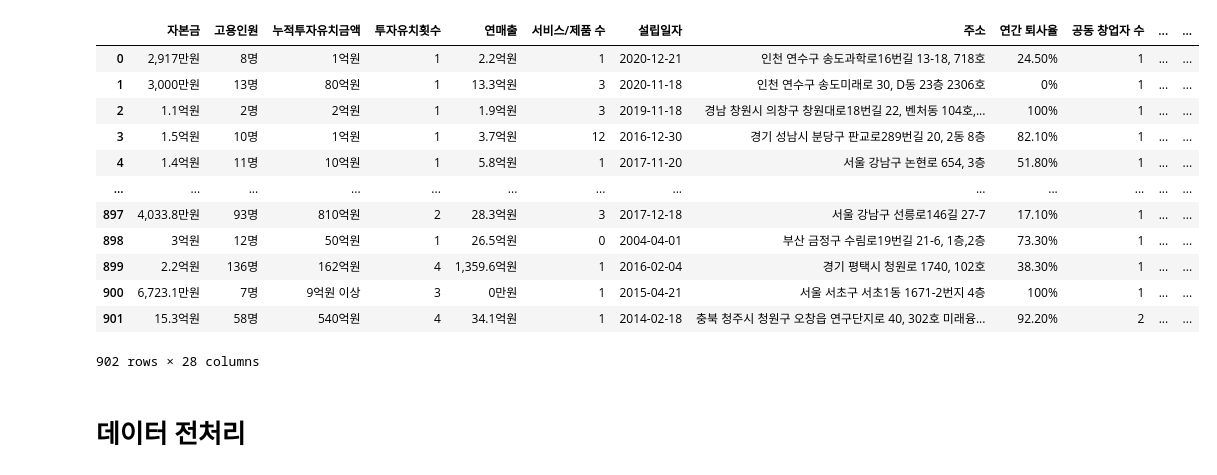
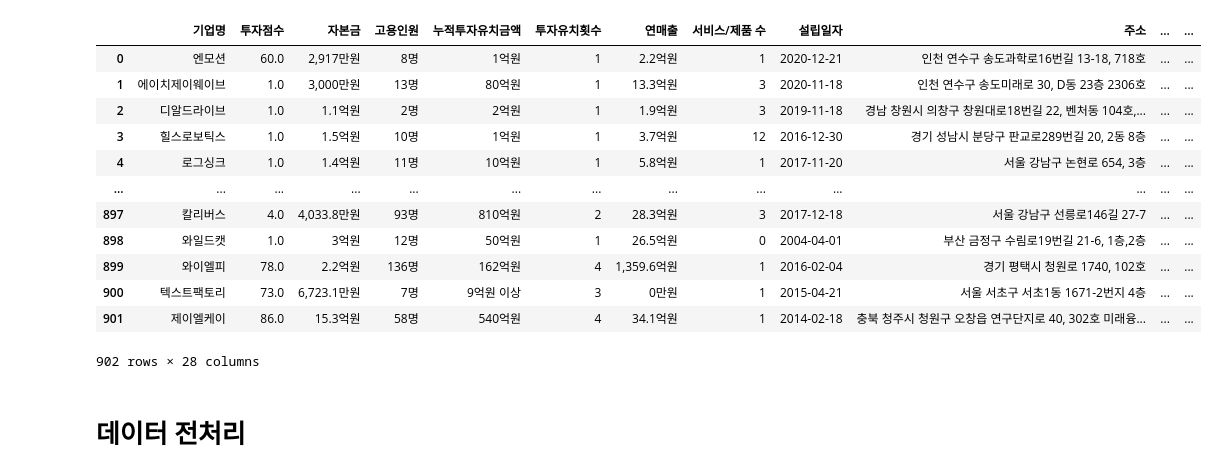
Before and after one commit to pwsgoooo/ML_predictProfit, a Jupyter notebook: dataTransform_strToNum.ipynb, the cells around one changed output. Saved outputs shown, nothing was run; the diff lists cells and outputs as text; code cells hidden in the pictures.

```diff
--- a/dataTransform_strToNum.ipynb
+++ b/dataTransform_strToNum.ipynb
@@ -3,20 +3,3 @@ import numpy as np
 import pandas as pd
 import seaborn as sns
 import matplotlib.pyplot as plt
-# %%
-df = pd.read_csv("end_all_data_0815.csv",encoding="cp949")
-df
-# %% [output]
-|  | 자본금 | 고용인원 | 누적투자유치금액 | 투자유치횟수 | 연매출 | 서비스/제품 수 | 설립일자 | 주소 | 연간 퇴사율 | 공동 창업자 수 | ... | ... |
-| 0 | 2,917만원 | 8명 | 1억원 | 1 | 2.2억원 | 1 | 2020-12-21 | 인천 연수구 송도과학로16번길 13-18, 718호 | 24.50% | 1 | ... | ... |
-| 1 | 3,000만원 | 13명 | 80억원 | 1 | 13.3억원 | 3 | 2020-11-18 | 인천 연수구 송도미래로 30, D동 23층 2306호 | 0% | 1 | ... | ... |
-| 2 | 1.1억원 | 2명 | 2억원 | 1 | 1.9억원 | 3 | 2019-11-18 | 경남 창원시 의창구 창원대로18번길 22, 벤처동 104호,... | 100% | 1 | ... | ... |
-| 3 | 1.5억원 | 10명 | 1억원 | 1 | 3.7억원 | 12 | 2016-12-30 | 경기 성남시 분당구 판교로289번길 20, 2동 8층 | 82.10% | 1 | ... | ... |
-| 4 | 1.4억원 | 11명 | 10억원 | 1 | 5.8억원 | 1 | 2017-11-20 | 서울 강남구 논현로 654, 3층 | 51.80% | 1 | ... | ... |
-| ... | ... | ... | ... | ... | ... | ... | ... | ... | ... | ... | ... | ... |
-| 897 | 4,033.8만원 | 93명 | 810억원 | 2 | 28.3억원 | 3 | 2017-12-18 | 서울 강남구 선릉로146길 27-7 | 17.10% | 1 | ... | ... |
-| 898 | 3억원 | 12명 | 50억원 | 1 | 26.5억원 | 0 | 2004-04-01 | 부산 금정구 수림로19번길 21-6, 1층,2층 | 73.30% | 1 | ... | ... |
-| 899 | 2.2억원 | 136명 | 162억원 | 4 | 1,359.6억원 | 1 | 2016-02-04 | 경기 평택시 청원로 1740, 102호 | 38.30% | 1 | ... | ... |
-| 900 | 6,723.1만원 | 7명 | 9억원 이상 | 3 | 0만원 | 1 | 2015-04-21 | 서울 서초구 서초1동 1671-2번지 4층 | 100% | 1 | ... | ... |
-| 901 | 15.3억원 | 58명 | 540억원 | 4 | 34.1억원 | 1 | 2014-02-18 | 충북 청주시 청원구 오창읍 연구단지로 40, 302호 미래융... | 92.20% | 2 | ... | ... |
-902 rows × 28 columns
@@ -23,3 +8,21 @@ df
+# %%
+# df = pd.read_csv("end_all_data_utf8.csv")
+df = pd.read_csv("end_all_data.csv",encoding="utf-8")
+df
+# %% [output]
+|  | 기업명 | 투자점수 | 자본금 | 고용인원 | 누적투자유치금액 | 투자유치횟수 | 연매출 | 서비스/제품 수 | 설립일자 | 주소 | ... | ... |
+| 0 | 엔모션 | 60.0 | 2,917만원 | 8명 | 1억원 | 1 | 2.2억원 | 1 | 2020-12-21 | 인천 연수구 송도과학로16번길 13-18, 718호 | ... | ... |
+| 1 | 에이치제이웨이브 | 1.0 | 3,000만원 | 13명 | 80억원 | 1 | 13.3억원 | 3 | 2020-11-18 | 인천 연수구 송도미래로 30, D동 23층 2306호 | ... | ... |
+| 2 | 디알드라이브 | 1.0 | 1.1억원 | 2명 | 2억원 | 1 | 1.9억원 | 3 | 2019-11-18 | 경남 창원시 의창구 창원대로18번길 22, 벤처동 104호,... | ... | ... |
+| 3 | 힐스로보틱스 | 1.0 | 1.5억원 | 10명 | 1억원 | 1 | 3.7억원 | 12 | 2016-12-30 | 경기 성남시 분당구 판교로289번길 20, 2동 8층 | ... | ... |
+| 4 | 로그싱크 | 1.0 | 1.4억원 | 11명 | 10억원 | 1 | 5.8억원 | 1 | 2017-11-20 | 서울 강남구 논현로 654, 3층 | ... | ... |
+| ... | ... | ... | ... | ... | ... | ... | ... | ... | ... | ... | ... | ... |
+| 897 | 칼리버스 | 4.0 | 4,033.8만원 | 93명 | 810억원 | 2 | 28.3억원 | 3 | 2017-12-18 | 서울 강남구 선릉로146길 27-7 | ... | ... |
+| 898 | 와일드캣 | 1.0 | 3억원 | 12명 | 50억원 | 1 | 26.5억원 | 0 | 2004-04-01 | 부산 금정구 수림로19번길 21-6, 1층,2층 | ... | ... |
+| 899 | 와이엘피 | 78.0 | 2.2억원 | 136명 | 162억원 | 4 | 1,359.6억원 | 1 | 2016-02-04 | 경기 평택시 청원로 1740, 102호 | ... | ... |
+| 900 | 텍스트팩토리 | 73.0 | 6,723.1만원 | 7명 | 9억원 이상 | 3 | 0만원 | 1 | 2015-04-21 | 서울 서초구 서초1동 1671-2번지 4층 | ... | ... |
+| 901 | 제이엘케이 | 86.0 | 15.3억원 | 58명 | 540억원 | 4 | 34.1억원 | 1 | 2014-02-18 | 충북 청주시 청원구 오창읍 연구단지로 40, 302호 미래융... | ... | ... |
+902 rows × 28 columns
 # %% [markdown]
 # 데이터 전처리
 # %% [markdown]
```
Also changed, not shown: parts of 5 cells of this notebook, 11 other files.
